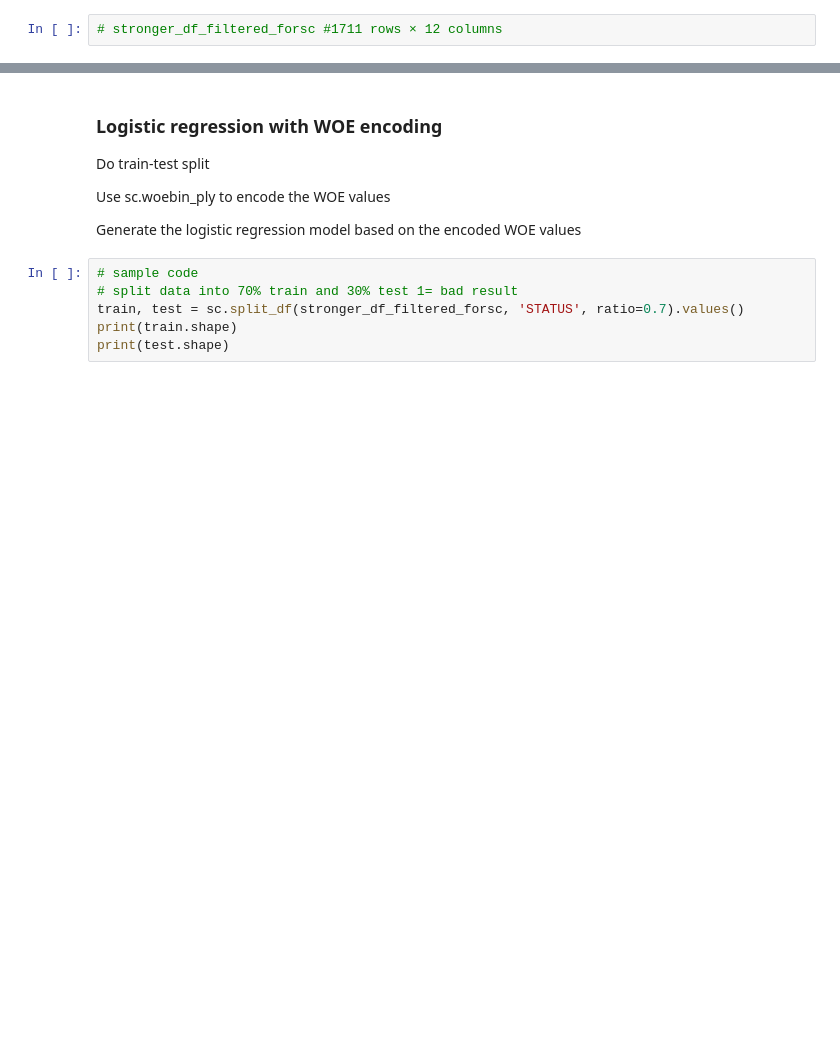
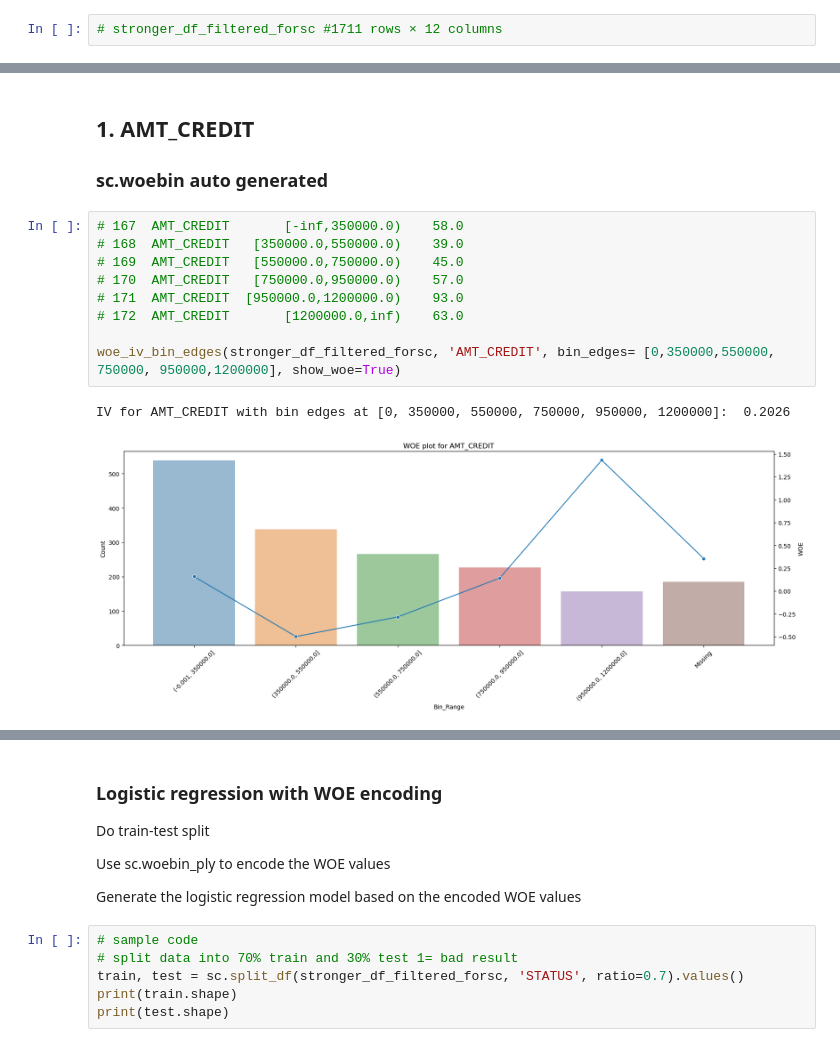
Before and after one commit to traveltheworldwithaflaskoftea/FA_Project, a Jupyter notebook: shiting_draft6.ipynb, the cells around one changed output, grey strips where cells are left out. Cells and saved outputs as stored; diff of their text form; blank space fills up the shorter version.

Commit message:
Added the woe bins plot for monotonicity analysis

```diff
--- a/shiting_draft6.ipynb
+++ b/shiting_draft6.ipynb
@@ -611,0 +659,15 @@ stronger_df_filtered_forsc = df_filtered_forsc[strongerPredictors_list]
+# %% [markdown]
+## 1. AMT_CREDIT
+### sc.woebin auto generated
+# %%
+# 167  AMT_CREDIT       [-inf,350000.0)    58.0
+# 168  AMT_CREDIT   [350000.0,550000.0)    39.0
+# 169  AMT_CREDIT   [550000.0,750000.0)    45.0
+# 170  AMT_CREDIT   [750000.0,950000.0)    57.0
+# 171  AMT_CREDIT  [950000.0,1200000.0)    93.0
+# 172  AMT_CREDIT       [1200000.0,inf)    63.0
+
+woe_iv_bin_edges(stronger_df_filtered_forsc, 'AMT_CREDIT', bin_edges= [0,350000,550000, 750000, 950000,1200000], show_woe=True)
+# %% [output]
+IV for AMT_CREDIT with bin edges at [0, 350000, 550000, 750000, 950000, 1200000]:  0.2026
+[figure, added]
```
Also changed, not shown: parts of 30 cells of this notebook.
